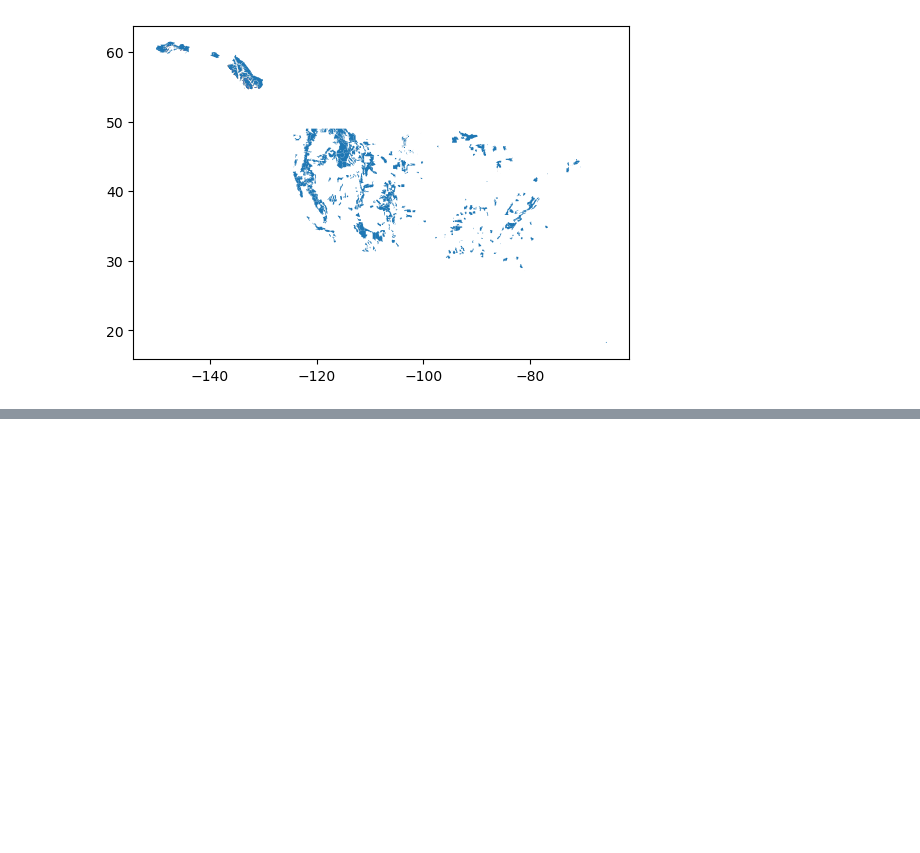
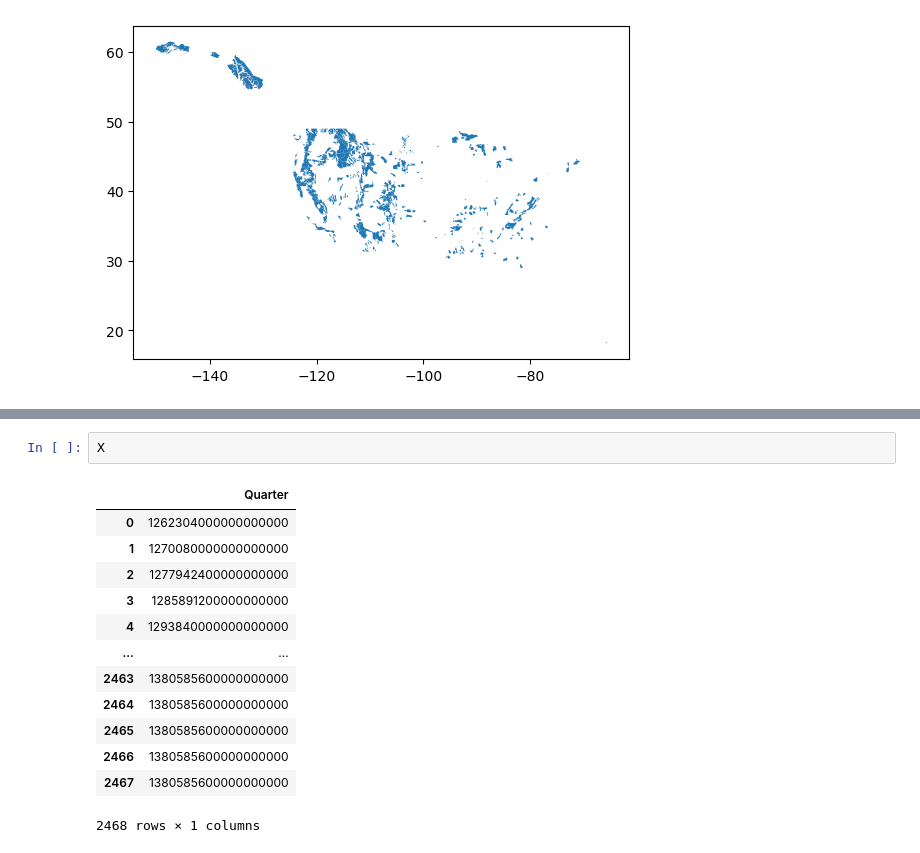
Before and after one commit to langoodall/Project-Timber-Harvesting, a Jupyter notebook: Timber.ipynb, the cells around one changed output, grey strips where cells are left out. Cells and saved outputs as stored; diff of their text form; blank space fills up the shorter version.

```diff
--- a/Timber.ipynb
+++ b/Timber.ipynb
@@ -683,0 +113,16 @@ sns.lineplot(arimaDf, x='Fiscal Year', y='Price_per_MBF_Harvested')
+# %%
+X
+# %% [output]
+|  | Quarter |
+| 0 | 1262304000000000000 |
+| 1 | 1270080000000000000 |
+| 2 | 1277942400000000000 |
+| 3 | 1285891200000000000 |
+| 4 | 1293840000000000000 |
+| ... | ... |
+| 2463 | 1380585600000000000 |
+| 2464 | 1380585600000000000 |
+| 2465 | 1380585600000000000 |
+| 2466 | 1380585600000000000 |
+| 2467 | 1380585600000000000 |
+2468 rows × 1 columns
```
Also changed, not shown: parts of 58 cells of this notebook.
